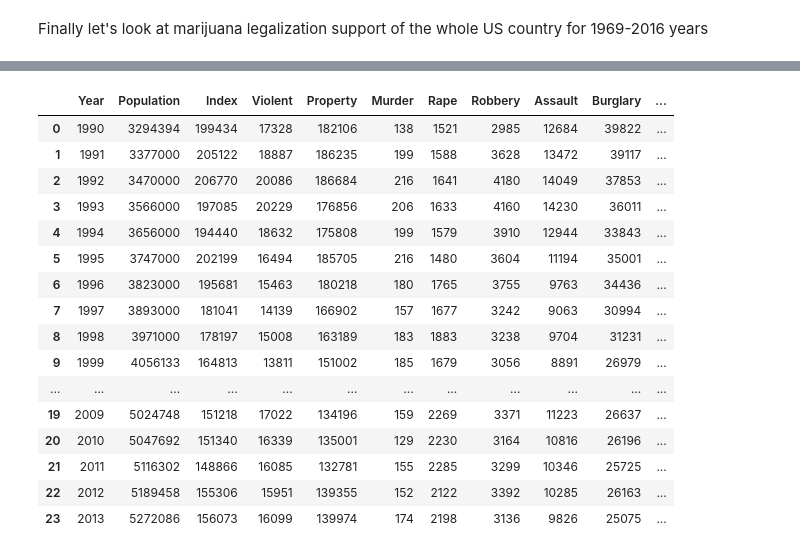
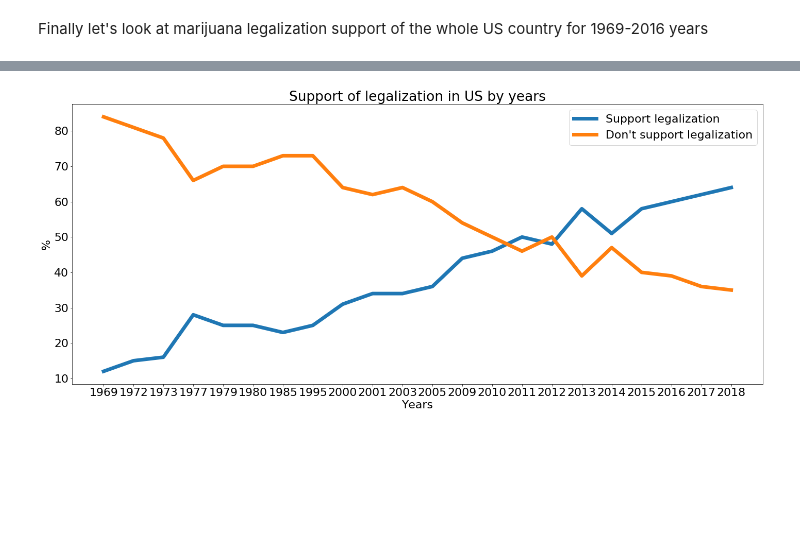
Before and after one commit to st-rom/dataprocessing_project, a Jupyter notebook: project/Project.ipynb, the cells around one changed output, grey strips where cells are left out. Saved outputs shown, nothing was run; the diff lists cells and outputs as text; code cells hidden in the pictures; blank space fills up the shorter version.

```diff
--- a/project/Project.ipynb
+++ b/project/Project.ipynb
@@ -617,21 +655,25 @@ data_cr_den.head(8)
-# %%
-data_den1 = data_cr_den[:24]
-data_den2 = data_cr_den[24:]
-# %% [output]
-|  | Year | Population | Index | Violent | Property | Murder | Rape | Robbery | Assault | Burglary | ... |
-| 0 | 1990 | 3294394 | 199434 | 17328 | 182106 | 138 | 1521 | 2985 | 12684 | 39822 | ... |
-| 1 | 1991 | 3377000 | 205122 | 18887 | 186235 | 199 | 1588 | 3628 | 13472 | 39117 | ... |
-| 2 | 1992 | 3470000 | 206770 | 20086 | 186684 | 216 | 1641 | 4180 | 14049 | 37853 | ... |
-| 3 | 1993 | 3566000 | 197085 | 20229 | 176856 | 206 | 1633 | 4160 | 14230 | 36011 | ... |
-| 4 | 1994 | 3656000 | 194440 | 18632 | 175808 | 199 | 1579 | 3910 | 12944 | 33843 | ... |
-| 5 | 1995 | 3747000 | 202199 | 16494 | 185705 | 216 | 1480 | 3604 | 11194 | 35001 | ... |
-| 6 | 1996 | 3823000 | 195681 | 15463 | 180218 | 180 | 1765 | 3755 | 9763 | 34436 | ... |
-| 7 | 1997 | 3893000 | 181041 | 14139 | 166902 | 157 | 1677 | 3242 | 9063 | 30994 | ... |
-| 8 | 1998 | 3971000 | 178197 | 15008 | 163189 | 183 | 1883 | 3238 | 9704 | 31231 | ... |
-| 9 | 1999 | 4056133 | 164813 | 13811 | 151002 | 185 | 1679 | 3056 | 8891 | 26979 | ... |
-| ... | ... | ... | ... | ... | ... | ... | ... | ... | ... | ... | ... |
-| 19 | 2009 | 5024748 | 151218 | 17022 | 134196 | 159 | 2269 | 3371 | 11223 | 26637 | ... |
-| 20 | 2010 | 5047692 | 151340 | 16339 | 135001 | 129 | 2230 | 3164 | 10816 | 26196 | ... |
-| 21 | 2011 | 5116302 | 148866 | 16085 | 132781 | 155 | 2285 | 3299 | 10346 | 25725 | ... |
-| 22 | 2012 | 5189458 | 155306 | 15951 | 139355 | 152 | 2122 | 3392 | 10285 | 26163 | ... |
-| 23 | 2013 | 5272086 | 156073 | 16099 | 139974 | 174 | 2198 | 3136 | 9826 | 25075 | ... |
+# %%
+yes2mj = list(data_sup["Yes_Legal"])
+yes2mj.reverse()
+no2mj = list(data_sup["No_Illegal"])
+no2mj.reverse()
+x = np.arange(len(yes2mj))
+
+def millions(x, pos):
+    'The two args are the value and tick position'
+    return '$%1.1fM' % (x * 1e-6)
+
+
+fig, ax = plt.subplots(figsize=(24,10))
+ax.set_xlabel('Years')
+ax.set_ylabel("%")
+ax.set_title("Support of legalization in US by years")
+plt.plot(x, yes2mj, linewidth=7, label="Support legalization")
+plt.plot(x, no2mj, linewidth=7, label="Don't support legalization")
+years = list(data_sup["Year"])
+years.reverse()
+ax.legend()
+plt.xticks(x, years)
+plt.show()
+# %% [output]
+[figure, added]
```
Also changed, not shown: parts of 13 cells of this notebook.
